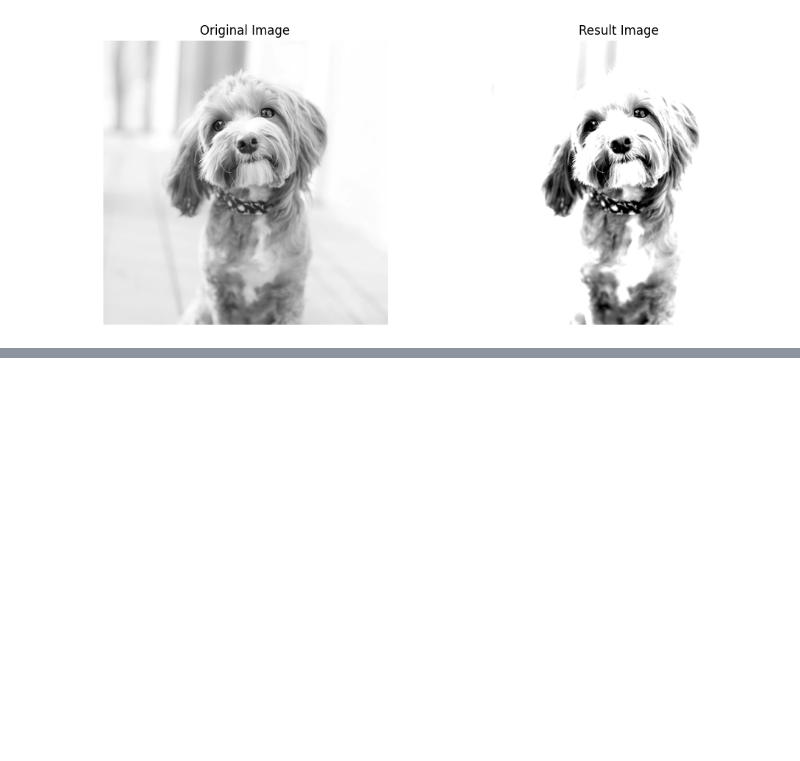
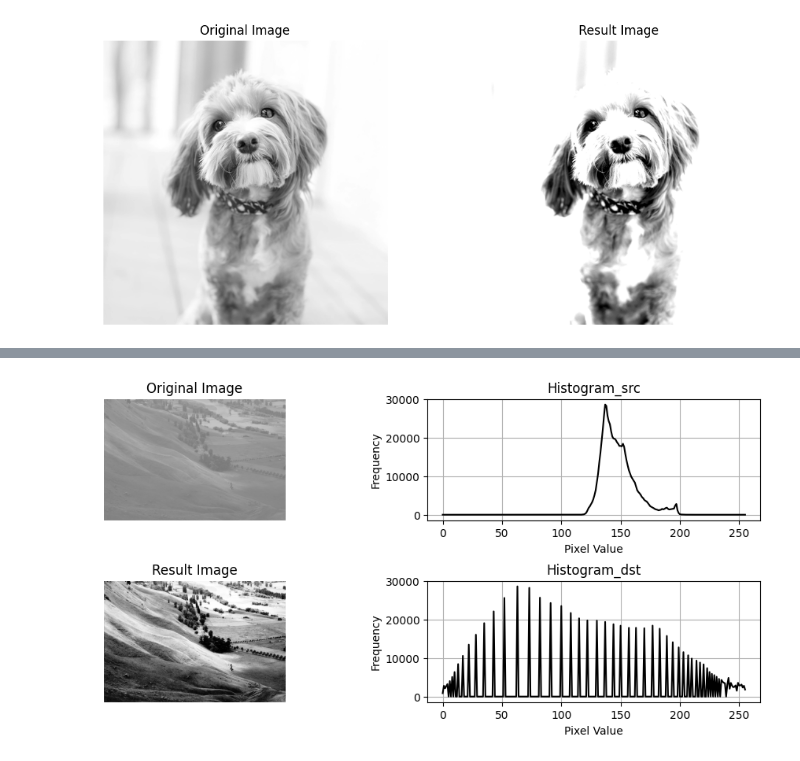
Before and after one commit to Ihan0316/ai_scool, a Jupyter notebook: 7월/7-31/이미지 변환.ipynb, the cells around one changed output, grey strips where cells are left out. Saved outputs shown, nothing was run; the diff lists cells and outputs as text; code cells hidden in the pictures; blank space fills up the shorter version.

```diff
--- a/7월/7-31/이미지 변환.ipynb
+++ b/7월/7-31/이미지 변환.ipynb
@@ -76,0 +116,39 @@ plt.show()
+# %%
+import cv2
+from matplotlib import pyplot as plt
+
+src = cv2.imread('image/Hawkes_Bay.jpg', cv2.IMREAD_GRAYSCALE)
+dst = cv2.equalizeHist(src)
+hist_src = cv2.calcHist([src], [0], None, [256], [0, 256])
+hist_dst = cv2.calcHist([dst], [0], None, [256], [0, 256])
+
+plt.figure(figsize=(12, 5))
+
+plt.subplot(221)
+plt.imshow(cv2.cvtColor(src, cv2.COLOR_BGR2RGB))
+plt.title('Original Image')
+plt.axis('off')
+
+plt.subplot(222)
+plt.plot(hist_src, color='black')
+plt.title('Histogram_src')
+plt.xlabel('Pixel Value')
+plt.ylabel('Frequency')
+plt.grid(True)
+
+plt.subplot(223)
+plt.imshow(dst, cmap='gray')
+plt.title('Result Image')
+plt.axis('off')
+
+plt.subplot(224)
+plt.plot(hist_dst, color='black')
+plt.title('Histogram_dst')
+plt.xlabel('Pixel Value')
+plt.ylabel('Frequency')
+plt.grid(True)
+
+plt.subplots_adjust(hspace=0.5)
+plt.show()
+# %% [output]
+[figure, added]
```
Also changed, not shown: parts of 1 cell of this notebook, 2 other files.
